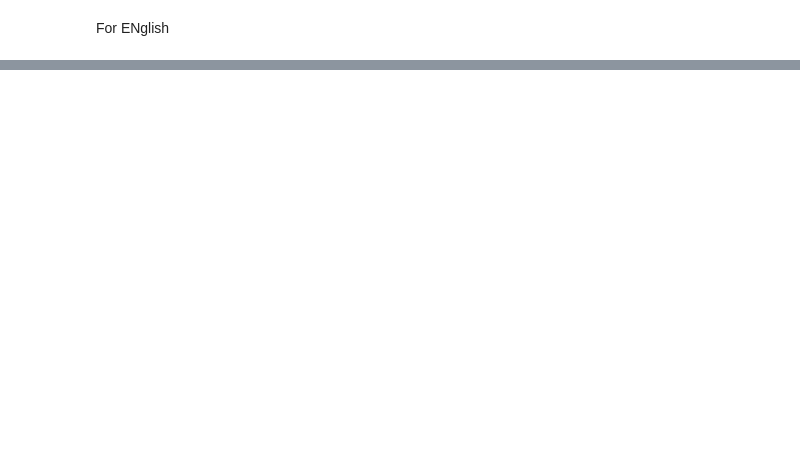
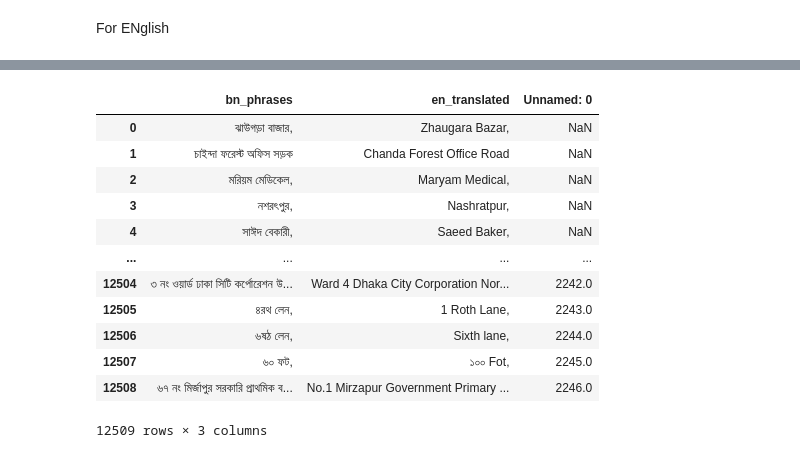
Before and after one commit to RakibulHoque/kedro_101, a Jupyter notebook: _101/notebooks/playground.ipynb, the cells around one changed output, grey strips where cells are left out. Cells and saved outputs as stored; diff of their text form; code cells hidden in the pictures; blank space fills up the shorter version.

```diff
--- a/_101/notebooks/playground.ipynb
+++ b/_101/notebooks/playground.ipynb
@@ -231,0 +168,5 @@ data
+# %%
+import pandas as pd
+d = pd.read_csv("infinite.csv")
+# %%
+all_translations = pd.concat([translated_en2bn_data[["bn_phrases", "en_translated"]], d]).drop_duplicates(subset=["bn_phrases"]).reset_index(drop=True)
@@ -231,0 +175,16 @@ data
+# %%
+all_translations
+# %% [output]
+|  | bn_phrases | en_translated | Unnamed: 0 |
+| 0 | ঝাউগড়া বাজার, | Zhaugara Bazar, | NaN |
+| 1 | চাইন্দা ফরেস্ট অফিস সড়ক | Chanda Forest Office Road | NaN |
+| 2 | মরিয়ম মেডিকেল, | Maryam Medical, | NaN |
+| 3 | নশরৎপুর, | Nashratpur, | NaN |
+| 4 | সাঈদ বেকারী, | Saeed Baker, | NaN |
+| ... | ... | ... | ... |
+| 12504 | ৩ নং ওয়ার্ড ঢাকা সিটি কর্পোরেশন উ... | Ward 4 Dhaka City Corporation Nor... | 2242.0 |
+| 12505 | ৪রথ লেন, | 1 Roth Lane, | 2243.0 |
+| 12506 | ৬ষঠ লেন, | Sixth lane, | 2244.0 |
+| 12507 | ৬০ ফট, | ১০০ Fot, | 2245.0 |
+| 12508 | ৬৭ নং মির্জাপুর সরকারি প্রাথমিক ব... | No.1 Mirzapur Government Primary ... | 2246.0 |
+12509 rows × 3 columns
```
Also changed, not shown: parts of 69 cells of this notebook, 40 other files.
